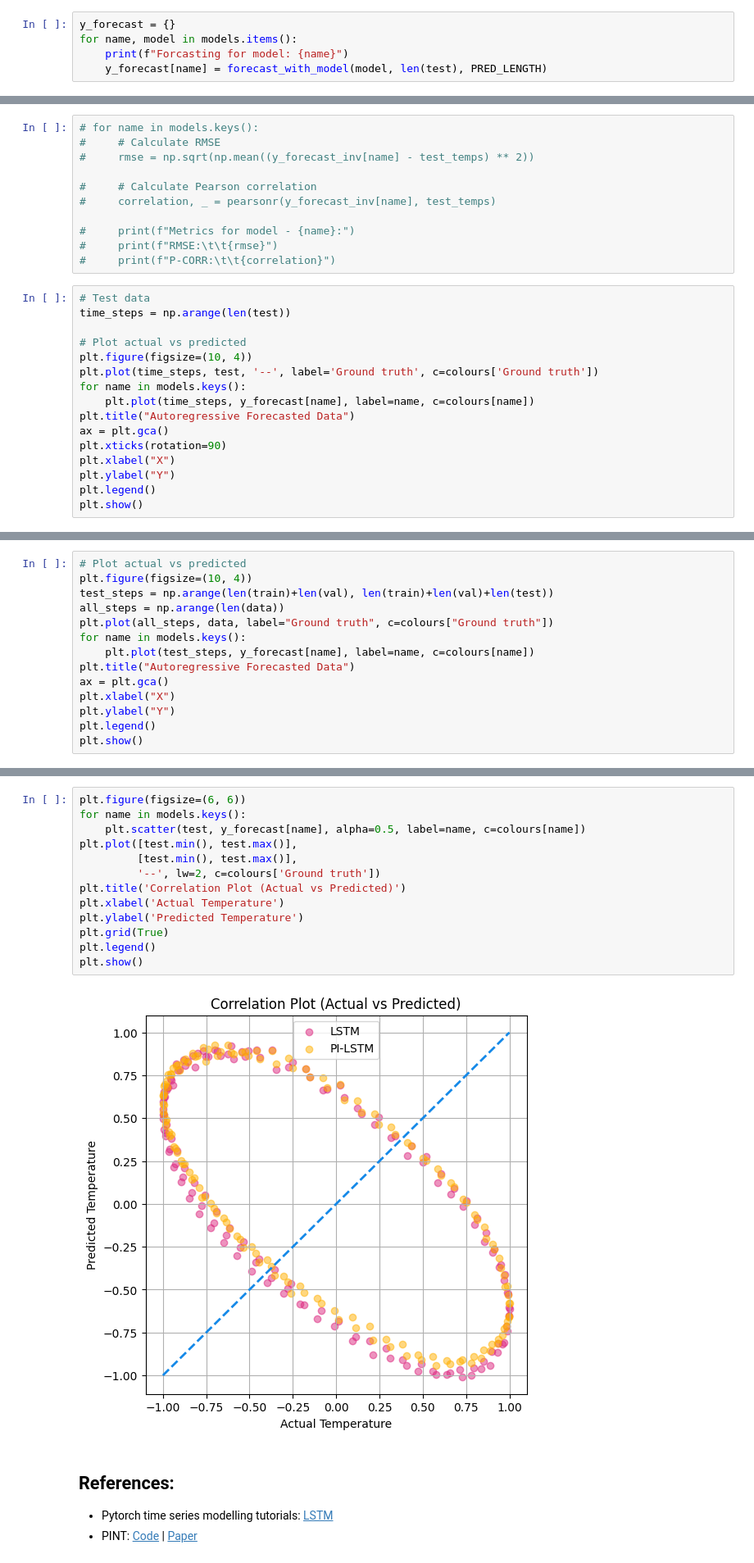
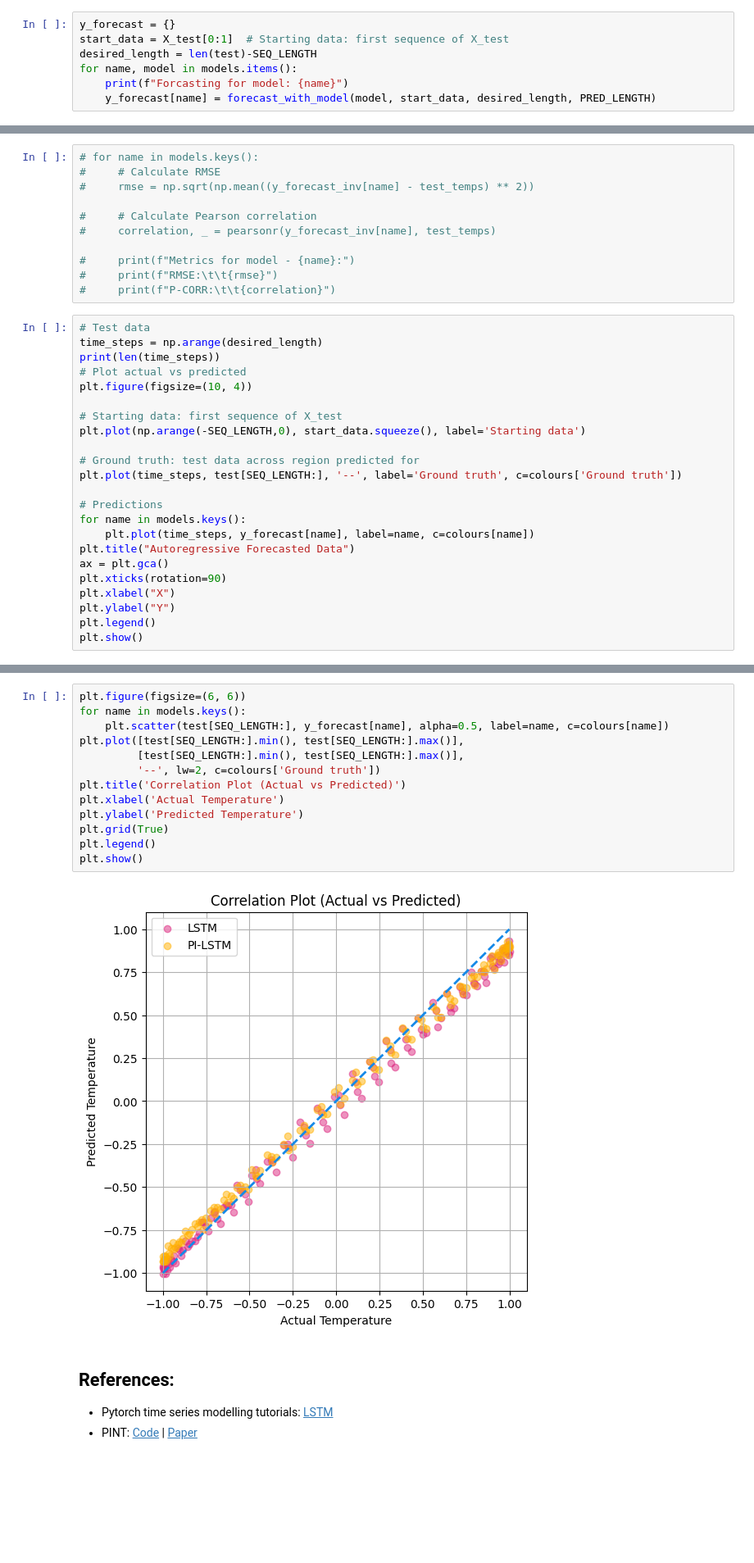
Before and after one commit to abbym-bristol/PIML-foundations-tb2, a Jupyter notebook: sine_wave_multistep_pred.ipynb, the cells around one changed output, grey strips where cells are left out. Shown at 82% size. Saved outputs shown, nothing was run; the diff lists cells and outputs as text; blank space fills up the shorter version.

Commit message:
fix: fix incorrect starting data, predictions logical and comparing to test makes sense

```diff
--- a/sine_wave_multistep_pred.ipynb
+++ b/sine_wave_multistep_pred.ipynb
@@ -343,8 +355,10 @@ def forecast_with_model(model, len_test_data, pred_length):
     return y_forecast
 # %%
 y_forecast = {}
+start_data = X_test[0:1]  # Starting data: first sequence of X_test
+desired_length = len(test)-SEQ_LENGTH
 for name, model in models.items():
     print(f"Forcasting for model: {name}")
-    y_forecast[name] = forecast_with_model(model, len(test), PRED_LENGTH)
+    y_forecast[name] = forecast_with_model(model, start_data, desired_length, PRED_LENGTH)
 # %% [output]
 Forcasting for model: LSTM
@@ -362,11 +378,18 @@ Forcasting for model: PI-LSTM
 #     print(f"P-CORR:\t\t{correlation}")
 # %%
 # Test data
-time_steps = np.arange(len(test))
-
+time_steps = np.arange(desired_length)
+print(len(time_steps))
 # Plot actual vs predicted
 plt.figure(figsize=(10, 4))
-plt.plot(time_steps, test, '--', label='Ground truth', c=colours['Ground truth'])
+
+# Starting data: first sequence of X_test
+plt.plot(np.arange(-SEQ_LENGTH,0), start_data.squeeze(), label='Starting data')
+
+# Ground truth: test data across region predicted for
+plt.plot(time_steps, test[SEQ_LENGTH:], '--', label='Ground truth', c=colours['Ground truth'])
+
+# Predictions
 for name in models.keys():
     plt.plot(time_steps, y_forecast[name], label=name, c=colours[name])
 plt.title("Autoregressive Forecasted Data")
@@ -381,14 +404,0 @@ plt.show()
-# %%
-# Plot actual vs predicted
-plt.figure(figsize=(10, 4))
-test_steps = np.arange(len(train)+len(val), len(train)+len(val)+len(test))
-all_steps = np.arange(len(data))
-plt.plot(all_steps, data, label="Ground truth", c=colours["Ground truth"])
-for name in models.keys():
-    plt.plot(test_steps, y_forecast[name], label=name, c=colours[name])
-plt.title("Autoregressive Forecasted Data")
-ax = plt.gca()
-plt.xlabel("X")
-plt.ylabel("Y")
-plt.legend()
-plt.show()
@@ -397,18 +405,18 @@ plt.show()
 # %%
 plt.figure(figsize=(6, 6))
 for name in models.keys():
-    plt.scatter(test, y_forecast[name], alpha=0.5, label=name, c=colours[name])
-plt.plot([test.min(), test.max()],
-         [test.min(), test.max()],
+    plt.scatter(test[SEQ_LENGTH:], y_forecast[name], alpha=0.5, label=name, c=colours[name])
+plt.plot([test[SEQ_LENGTH:].min(), test[SEQ_LENGTH:].max()],
+         [test[SEQ_LENGTH:].min(), test[SEQ_LENGTH:].max()],
          '--', lw=2, c=colours['Ground truth'])
 plt.title('Correlation Plot (Actual vs Predicted)')
 plt.xlabel('Actual Temperature')
 plt.ylabel('Predicted Temperature')
 plt.grid(True)
 plt.legend()
 plt.show()
 # %% [output]
-[figure, old version]
+[figure, new version]
 # %% [markdown]
 ## References:
 * Pytorch time series modelling tutorials: [LSTM](https://www.geeksforgeeks.org/deep-learning/long-short-term-memory-networks-using-pytorch/)
```
Also changed, not shown: parts of 6 cells of this notebook, 1 other file.
